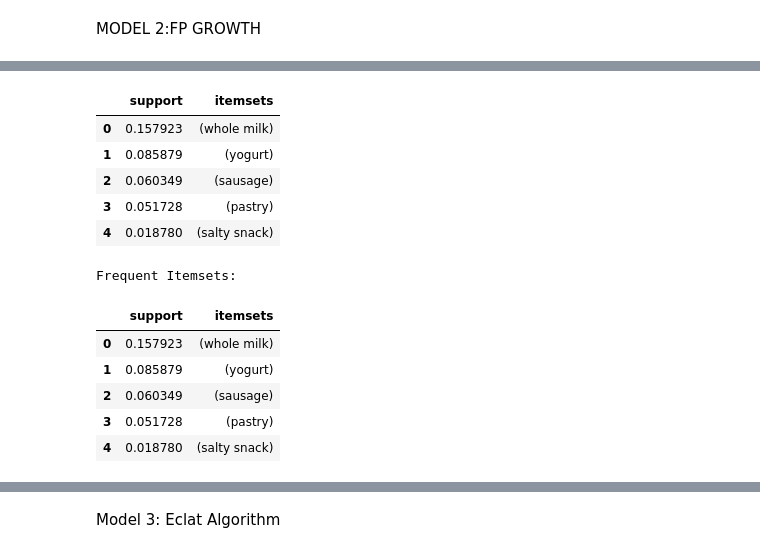
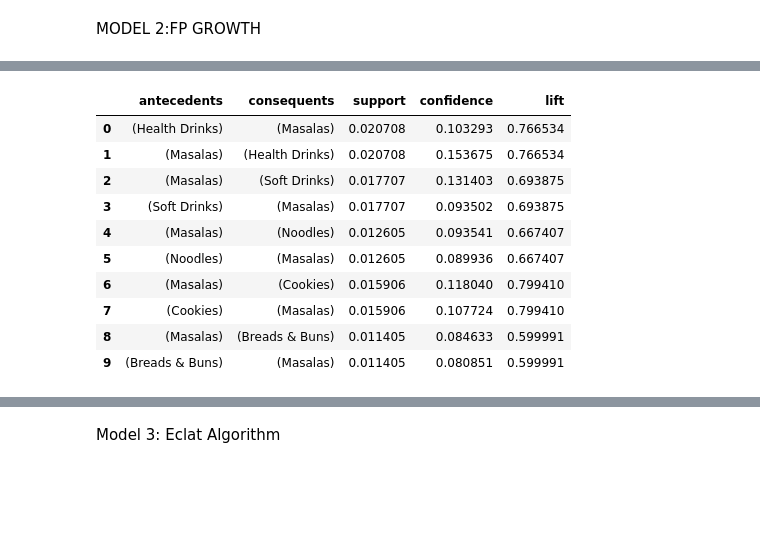
Before and after one commit to Prajkta11222/Market-Basket-Analysis-ML, a Jupyter notebook: MARKET_BASKET_ML(CS23024,CS23031).ipynb, the cells around one changed output, grey strips where cells are left out. Drawn from its saved outputs; the diff is of its cells as text; code cells hidden in the pictures; blank space fills up the shorter version.

```diff
--- a/MARKET_BASKET_ML(CS23024,CS23031).ipynb
+++ b/MARKET_BASKET_ML(CS23024,CS23031).ipynb
@@ -35,3 +33,6 @@ transactions = data.groupby(['Order ID'])['Sub Category'].apply(list).tolist()
+# %%
+# Create artificial baskets (every 3 rows = 1 transaction)
+transactions = [list(data['Sub Category'][i:i+3]) for i in range(0, len(data), 3)]
 # %%
 transactions[:5]
 # %% [output]
@@ -155,5 +142,10 @@ warnings.filterwarnings("ignore")
 
 from mlxtend.frequent_patterns import fpgrowth, association_rules
 # %%
-# Step 1: Apply FP-Growth algorithm
-fp_items = fpgrowth(df, min_support=0.01, use_colnames=True)
+# Apply FP-Growth algorithm
+# Lower support to get more item combinations
+fp_items = fpgrowth(df, min_support=0.003, use_colnames=True)
+# %%
+
+# Add length column (to filter itemsets with more than 1 item)
+fp_items['length'] = fp_items['itemsets'].apply(lambda x: len(x))
@@ -160,22 +172,18 @@ fp_items = fpgrowth(df, min_support=0.01, use_colnames=True)
+# %%
+# Select only important columns for clean output
+fp_rules_clean = fp_rules[['antecedents','consequents','support','confidence','lift']]
 # %%
-# Display frequent itemsets
-fp_items.head()
+# Display top rules
+fp_rules_clean.head(10)
 # %% [output]
-|  | support | itemsets |
-| 0 | 0.157923 | (whole milk) |
-| 1 | 0.085879 | (yogurt) |
-| 2 | 0.060349 | (sausage) |
-| 3 | 0.051728 | (pastry) |
-| 4 | 0.018780 | (salty snack) |
+|  | antecedents | consequents | support | confidence | lift |
+| 0 | (Health Drinks) | (Masalas) | 0.020708 | 0.103293 | 0.766534 |
+| 1 | (Masalas) | (Health Drinks) | 0.020708 | 0.153675 | 0.766534 |
+| 2 | (Masalas) | (Soft Drinks) | 0.017707 | 0.131403 | 0.693875 |
+| 3 | (Soft Drinks) | (Masalas) | 0.017707 | 0.093502 | 0.693875 |
+| 4 | (Masalas) | (Noodles) | 0.012605 | 0.093541 | 0.667407 |
+| 5 | (Noodles) | (Masalas) | 0.012605 | 0.089936 | 0.667407 |
+| 6 | (Masalas) | (Cookies) | 0.015906 | 0.118040 | 0.799410 |
+| 7 | (Cookies) | (Masalas) | 0.015906 | 0.107724 | 0.799410 |
+| 8 | (Masalas) | (Breads & Buns) | 0.011405 | 0.084633 | 0.599991 |
+| 9 | (Breads & Buns) | (Masalas) | 0.011405 | 0.080851 | 0.599991 |
-# %%
-# Step 2: Show frequent itemsets
-print("Frequent Itemsets:")
-display(fp_items.head())
-# %% [output]
-Frequent Itemsets:
-|  | support | itemsets |
-| 0 | 0.157923 | (whole milk) |
-| 1 | 0.085879 | (yogurt) |
-| 2 | 0.060349 | (sausage) |
-| 3 | 0.051728 | (pastry) |
-| 4 | 0.018780 | (salty snack) |
```
Also changed, not shown: parts of 50 cells of this notebook.
